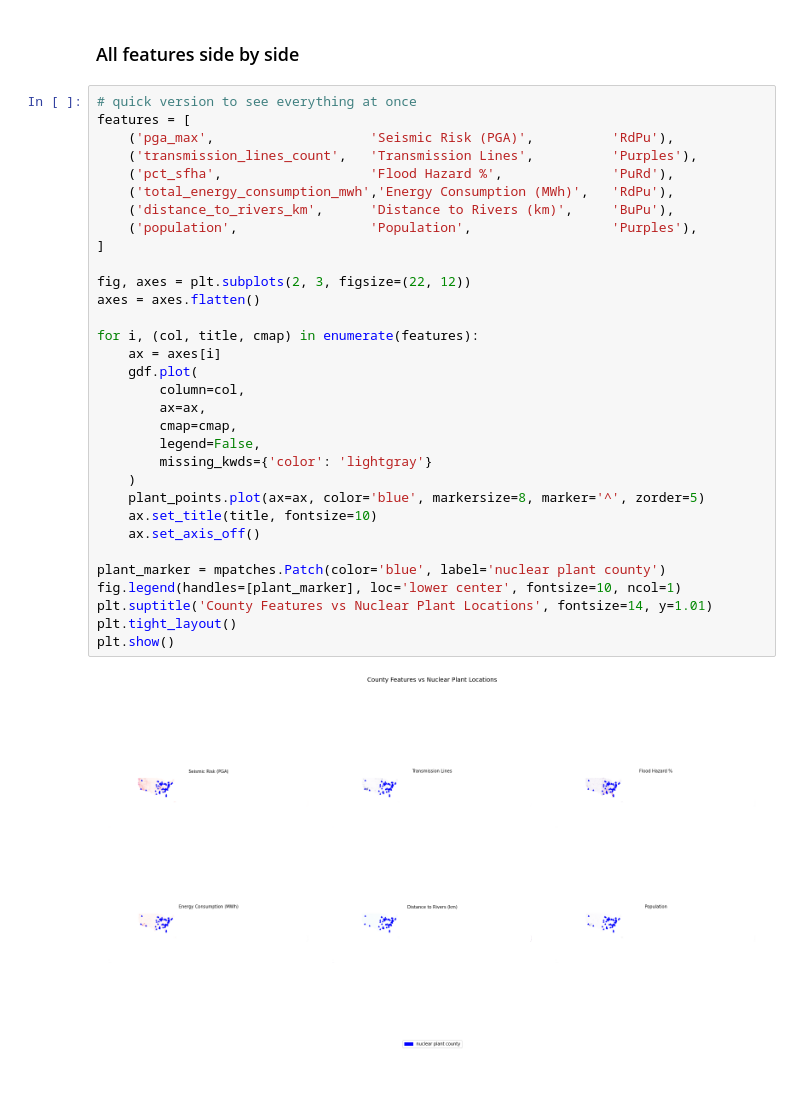
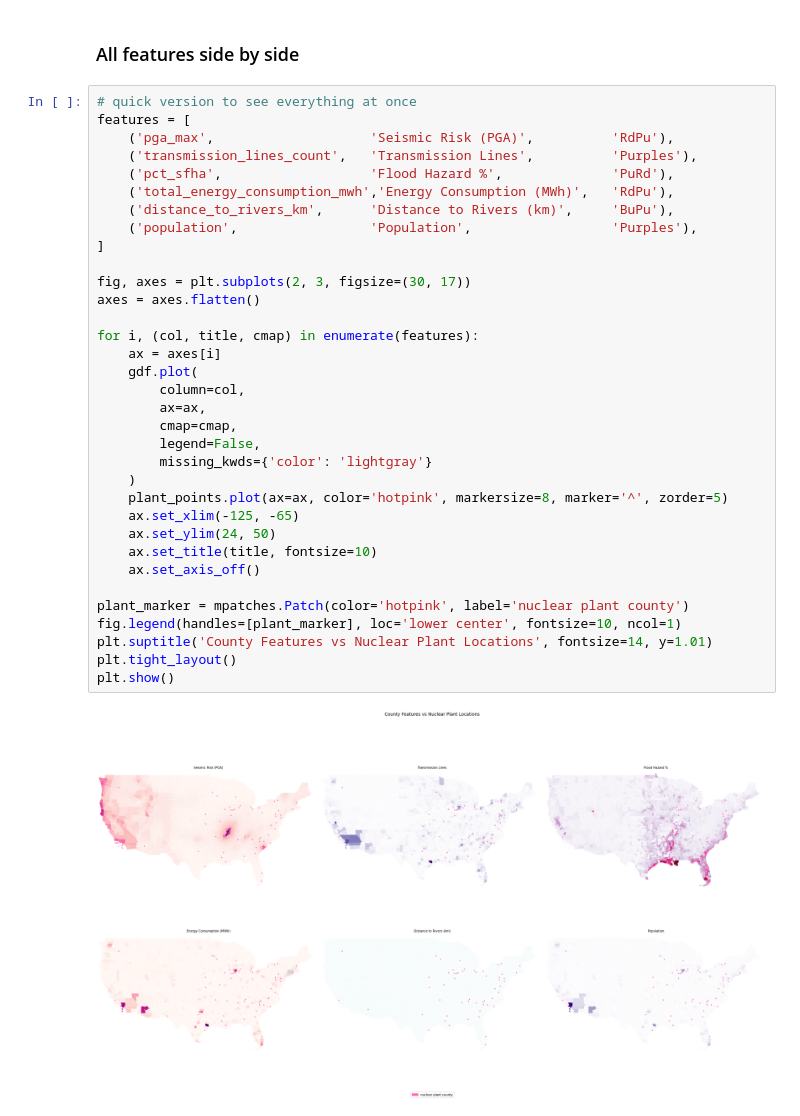
Before and after one commit to quentinconklejr/team-nuclear-family, a Jupyter notebook: notebooks/county_features_vs_nuclear_plants_map.ipynb, the cells around one changed output. Drawn from its saved outputs; the diff is of its cells as text; blank space fills up the shorter version.

```diff
--- a/notebooks/county_features_vs_nuclear_plants_map.ipynb
+++ b/notebooks/county_features_vs_nuclear_plants_map.ipynb
@@ -112,34 +113,36 @@ plot_feature_map(gdf, 'distance_to_rivers_km', 'Distance to Nearest River vs Nuc
 # %%
 # quick version to see everything at once
 features = [
     ('pga_max',                    'Seismic Risk (PGA)',          'RdPu'),
     ('transmission_lines_count',   'Transmission Lines',          'Purples'),
     ('pct_sfha',                   'Flood Hazard %',              'PuRd'),
     ('total_energy_consumption_mwh','Energy Consumption (MWh)',   'RdPu'),
     ('distance_to_rivers_km',      'Distance to Rivers (km)',     'BuPu'),
     ('population',                 'Population',                  'Purples'),
 ]
 
-fig, axes = plt.subplots(2, 3, figsize=(22, 12))
+fig, axes = plt.subplots(2, 3, figsize=(30, 17))
 axes = axes.flatten()
 
 for i, (col, title, cmap) in enumerate(features):
     ax = axes[i]
     gdf.plot(
         column=col,
         ax=ax,
         cmap=cmap,
         legend=False,
         missing_kwds={'color': 'lightgray'}
     )
-    plant_points.plot(ax=ax, color='blue', markersize=8, marker='^', zorder=5)
+    plant_points.plot(ax=ax, color='hotpink', markersize=8, marker='^', zorder=5)
+    ax.set_xlim(-125, -65)
+    ax.set_ylim(24, 50)
     ax.set_title(title, fontsize=10)
     ax.set_axis_off()
 
-plant_marker = mpatches.Patch(color='blue', label='nuclear plant county')
+plant_marker = mpatches.Patch(color='hotpink', label='nuclear plant county')
 fig.legend(handles=[plant_marker], loc='lower center', fontsize=10, ncol=1)
 plt.suptitle('County Features vs Nuclear Plant Locations', fontsize=14, y=1.01)
 plt.tight_layout()
 plt.show()
 # %% [output]
-[figure, old version]
+[figure, new version]
```
Also changed, not shown: parts of 7 cells of this notebook.
